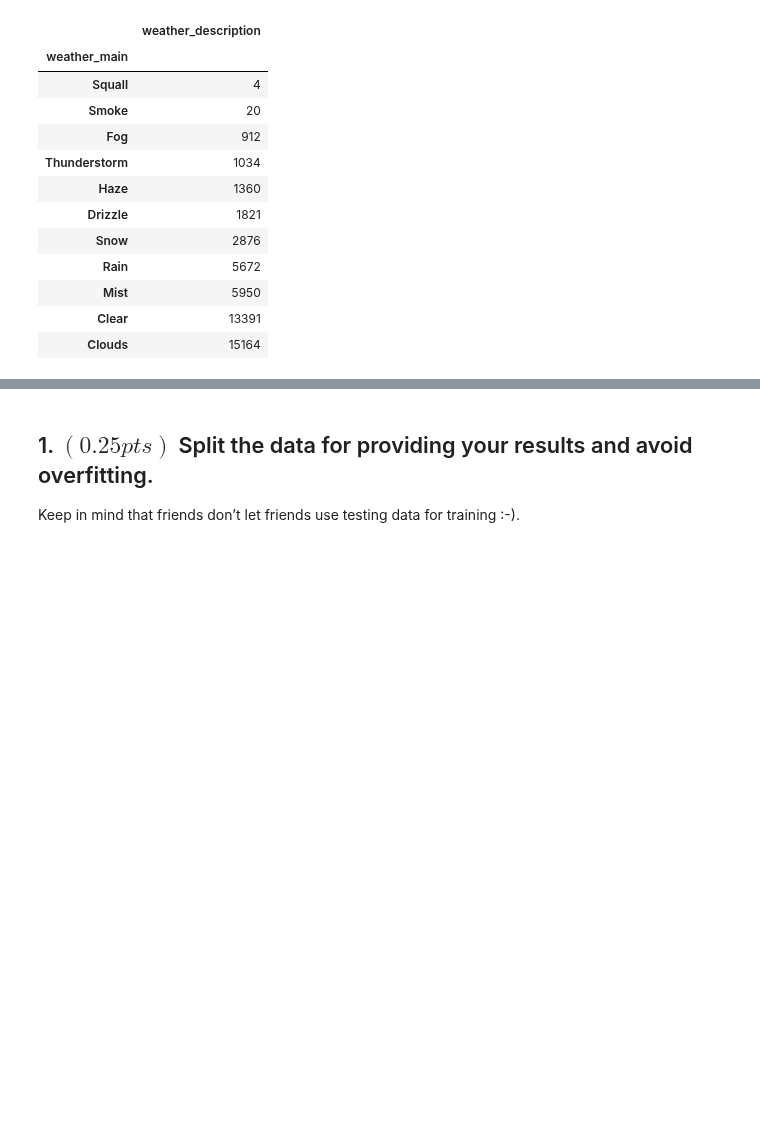
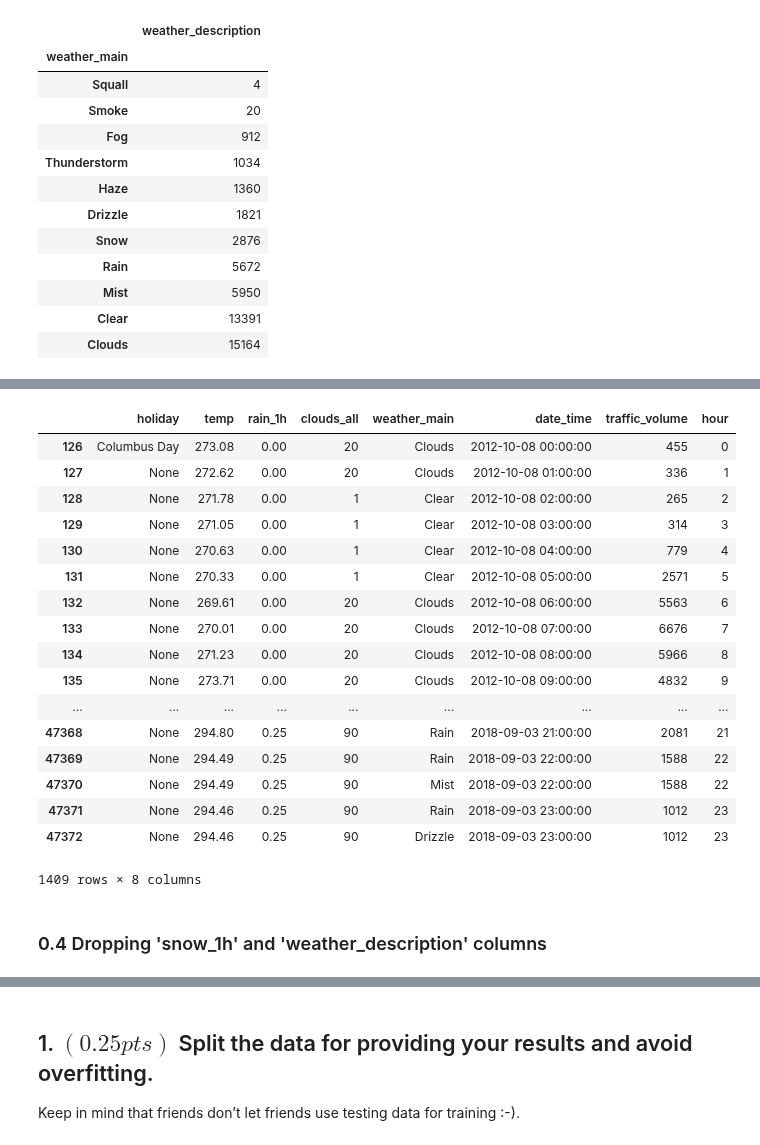
Before and after one commit to laurelkeys/machine-learning, a Jupyter notebook: assignment-1/Assignment1.ipynb, the cells around one changed output, grey strips where cells are left out. Cells and saved outputs as stored; diff of their text form; code cells hidden in the pictures; blank space fills up the shorter version.

```diff
--- a/assignment-1/Assignment1.ipynb
+++ b/assignment-1/Assignment1.ipynb
@@ -273,0 +350,3 @@ dataset_csv[dataset_csv.holiday != "None"].head(n=10)[["holiday", "date_time", "
+# %%
+holiday_dates = holidays["date_time"].dt.normalize()
+holiday_dates
@@ -273,0 +366,26 @@ dataset_csv[dataset_csv.holiday != "None"].head(n=10)[["holiday", "date_time", "
+# %%
+# obs.: since we have 48194 examples in 'data' and 2.79% of days are holidays, we should
+#       obtain around 0.028 * 48194 ~= 1350 entries where data.holiday != "None"
+
+data.loc[(data['date_time'].dt.normalize().isin(holiday_dates))]
+# %% [output]
+|  | holiday | temp | rain_1h | clouds_all | weather_main | date_time | traffic_volume | hour |
+| 126 | Columbus Day | 273.08 | 0.00 | 20 | Clouds | 2012-10-08 00:00:00 | 455 | 0 |
+| 127 | None | 272.62 | 0.00 | 20 | Clouds | 2012-10-08 01:00:00 | 336 | 1 |
+| 128 | None | 271.78 | 0.00 | 1 | Clear | 2012-10-08 02:00:00 | 265 | 2 |
+| 129 | None | 271.05 | 0.00 | 1 | Clear | 2012-10-08 03:00:00 | 314 | 3 |
+| 130 | None | 270.63 | 0.00 | 1 | Clear | 2012-10-08 04:00:00 | 779 | 4 |
+| 131 | None | 270.33 | 0.00 | 1 | Clear | 2012-10-08 05:00:00 | 2571 | 5 |
+| 132 | None | 269.61 | 0.00 | 20 | Clouds | 2012-10-08 06:00:00 | 5563 | 6 |
+| 133 | None | 270.01 | 0.00 | 20 | Clouds | 2012-10-08 07:00:00 | 6676 | 7 |
+| 134 | None | 271.23 | 0.00 | 20 | Clouds | 2012-10-08 08:00:00 | 5966 | 8 |
+| 135 | None | 273.71 | 0.00 | 20 | Clouds | 2012-10-08 09:00:00 | 4832 | 9 |
+| ... | ... | ... | ... | ... | ... | ... | ... | ... |
+| 47368 | None | 294.80 | 0.25 | 90 | Rain | 2018-09-03 21:00:00 | 2081 | 21 |
+| 47369 | None | 294.49 | 0.25 | 90 | Rain | 2018-09-03 22:00:00 | 1588 | 22 |
+| 47370 | None | 294.49 | 0.25 | 90 | Mist | 2018-09-03 22:00:00 | 1588 | 22 |
+| 47371 | None | 294.46 | 0.25 | 90 | Rain | 2018-09-03 23:00:00 | 1012 | 23 |
+| 47372 | None | 294.46 | 0.25 | 90 | Drizzle | 2018-09-03 23:00:00 | 1012 | 23 |
+1409 rows × 8 columns
+# %% [markdown]
+### 0.4 Dropping 'snow_1h' and 'weather_description' columns
```
Also changed, not shown: parts of 20 cells of this notebook.
